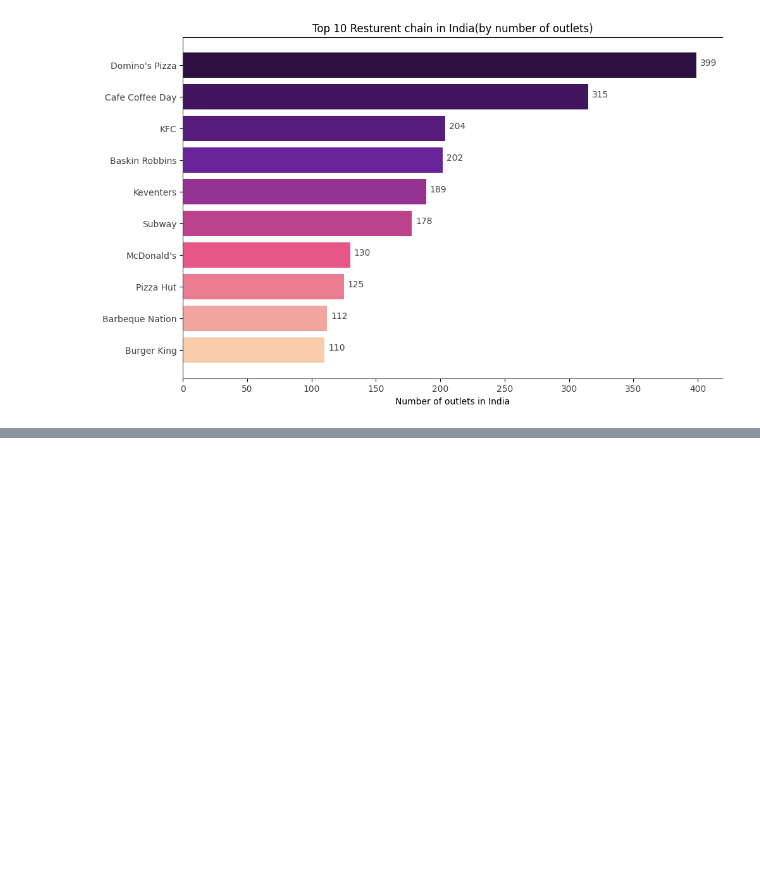
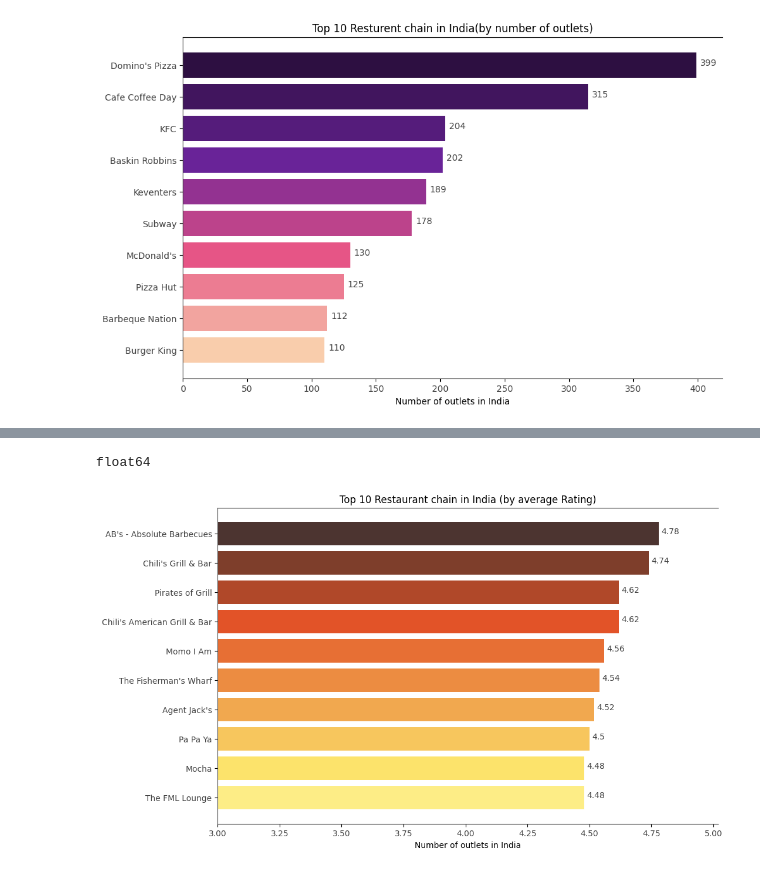
Before and after one commit to Josephvarghes/Zomato_Analysis, a Jupyter notebook: EDA/Zomato_Analysis_EDA.ipynb, the cells around one changed output, grey strips where cells are left out. Saved outputs shown, nothing was run; the diff lists cells and outputs as text; code cells hidden in the pictures; blank space fills up the shorter version.

```diff
--- a/EDA/Zomato_Analysis_EDA.ipynb
+++ b/EDA/Zomato_Analysis_EDA.ipynb
@@ -443,0 +443,41 @@ plt.show()
+# %%
+outlets = data["name"].value_counts()
+# %%
+atleast_5_outlets = outlets[outlets > 4]
+# %%
+print(data["aggregate_rating"].dtype)
+# %% [output]
+float64
+# %%
+data["aggregate_rating"] = pd.to_numeric(data["aggregate_rating"], errors="coerce")
+# %%
+top10_chains2 = data[data["name"].isin(atleast_5_outlets.index)].groupby("name").mean(numeric_only=True)["aggregate_rating"].sort_values(ascending=False)[:10].sort_values(ascending=True)
+# %%
+height = pd.Series(top10_chains2.values).map(lambda x : np.round(x, 2))
+bars = top10_chains2.index
+y_pos = np.arange(len(bars))
+
+fig = plt.figure(figsize=[11,7], frameon=False)
+ax = fig.gca()
+ax.spines["top"].set_visible("#424242")
+ax.spines["right"].set_visible(False)
+ax.spines["left"].set_color("#424242")
+ax.spines["bottom"].set_color("#424242")
+
+
+colors = ['#fded86', '#fce36b', '#f7c65d', '#f1a84f', '#ec8c41', '#e76f34', '#e25328', '#b04829', '#7e3e2b', '#4c3430']
+plt.barh(y_pos, height, color=colors)
+
+plt.xlim(3)
+plt.xticks(color="#424242")
+plt.yticks(y_pos, bars, color="#424242")
+plt.xlabel("Number of outlets in India")
+
+for i, v in enumerate(height):
+    ax.text(v + 0.01, i, str(v), color='#424242')
+plt.title("Top 10 Restaurant chain in India (by average Rating)")
+
+
+plt.show()
+# %% [output]
+[figure, added]
```
Also changed, not shown: parts of 29 cells of this notebook.
